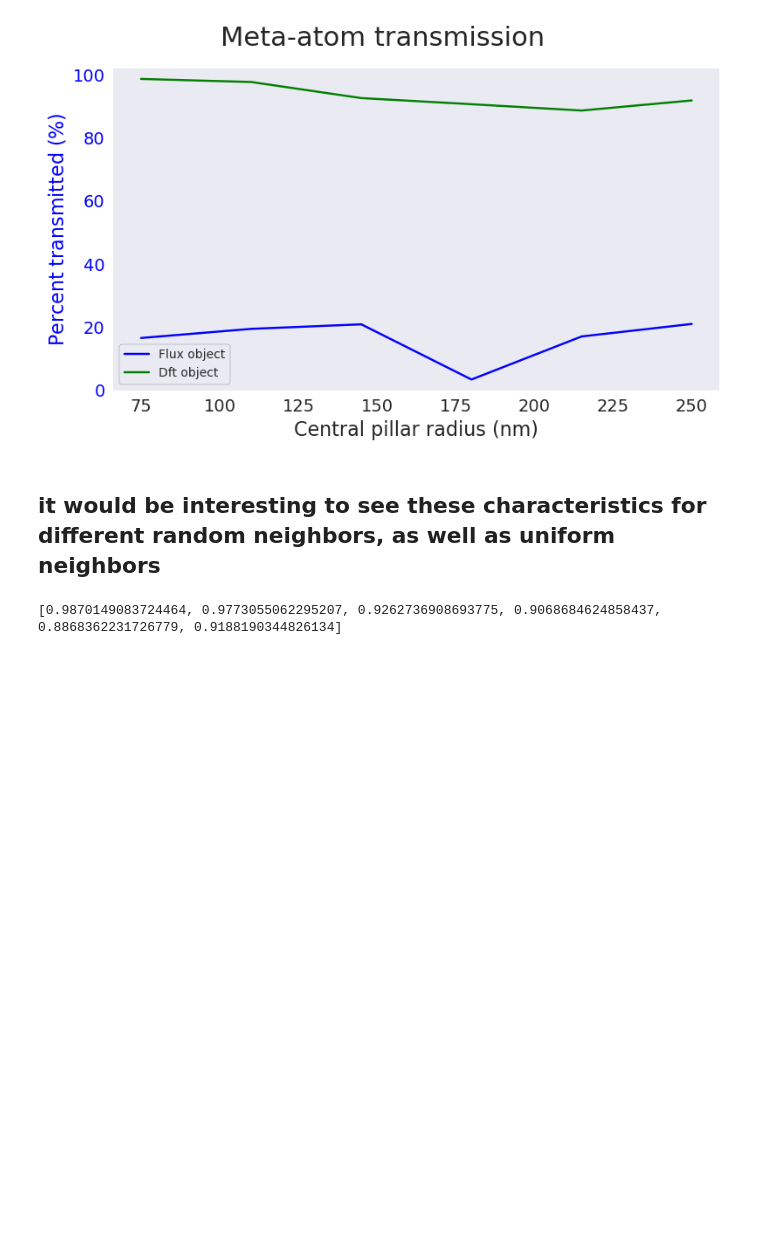
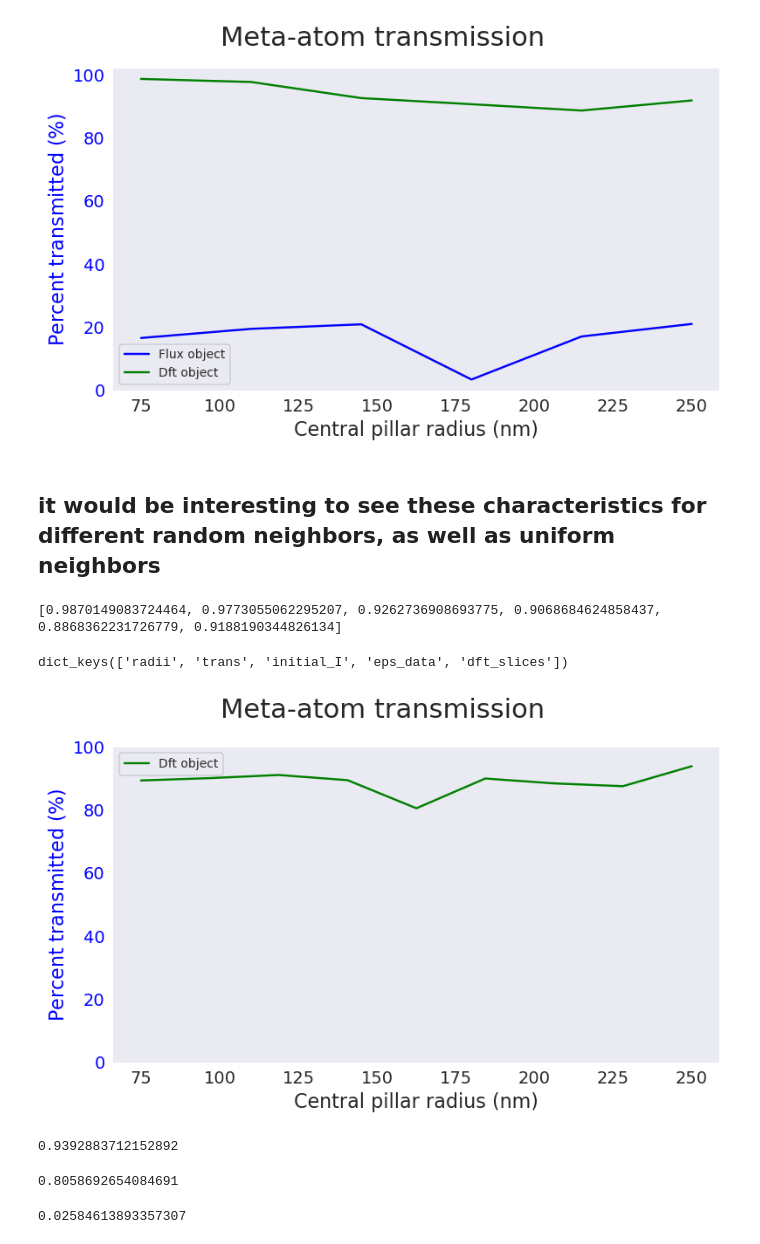
Before and after one commit to Kovaleski-Research-Lab/Surrogate_Model, a Jupyter notebook: src/thermo_problem/confirm_transmission_for3x3.ipynb, the cells around one changed output. Saved outputs shown, nothing was run; the diff lists cells and outputs as text; code cells hidden in the pictures; blank space fills up the shorter version.

```diff
--- a/src/thermo_problem/confirm_transmission_for3x3.ipynb
+++ b/src/thermo_problem/confirm_transmission_for3x3.ipynb
@@ -495,3 +495,65 @@ sim.reset_meep()
 print(I_list)
 # %% [output]
 [0.9870149083724464, 0.9773055062295207, 0.9262736908693775, 0.9068684624858437, 0.8868362231726779, 0.9188190344826134]
+# %%
+# I repeated this with high resolution using confirm_transmission.py. we see much more reasonable results with the high
+# resolution. also, using same resolution as our dataset.
+import pickle
+results = pickle.load(open("more_results.pkl","rb"))
+results.keys()
+# %% [output]
+dict_keys(['radii', 'trans', 'initial_I', 'eps_data', 'dft_slices'])
+# %%
+radii = results['radii']
+I_list = results['trans']
+# %%
+import matplotlib.pyplot as plt
+plt.style.use('seaborn-v0_8')
+
+tickfontsize=14
+labelfontsize=16
+titlefontsize=22
+padding = 0.0
+plt.close("all")
+fig,ax = plt.subplots(figsize=(8,5)) # may want to change. Also see DPI keyword
+
+fig.suptitle("Meta-atom transmission",fontsize=titlefontsize)
+
+ax.set_xlabel("Central pillar radius (nm)",fontsize=labelfontsize)
+ax.set_xticks([0.075,0.100,0.125,0.150,0.175,0.200,0.225,0.250])
+ax.set_xticklabels([75,100,125,150,175,200,225,250],fontsize=tickfontsize)
+ax.set_ylim([0,1+padding])
+ax.set_ylabel(r'Percent transmitted ($\%$)',fontsize=labelfontsize, color = 'blue')
+#ax.plot(radii,flux_list,'b',label='Flux object')
+ax.plot(radii,I_list,'green',label='Dft object')
+ax.tick_params(axis='y', labelcolor = 'blue')
+
+ax.set_yticks([0,0.2,0.4,0.6,0.8,1])
+ax.set_yticklabels([0, 20,40,60,80,100],fontsize=tickfontsize)
+
+ax.legend(frameon=True, edgecolor='dimgrey')
+# twin1 = ax.twinx()
+
+# twin1.set_ylim([-np.pi,np.pi])
+# twin1.set_ylabel(r'Phase Delay (rad)',fontsize=labelfontsize, color = 'red')
+# twin1.set_yticks([-np.pi, -(0.5*np.pi),0, np.pi / 2, np.pi])
+# twin1.set_yticklabels([r'-$\pi$',r'-$\frac{\pi}{2}$',r'0',r'$\frac{\pi}{2}$',r'$\pi$'],fontsize=tickfontsize+4)
+# twin1.plot(radii,phase_list,'r',label='Phase')
+# twin1.tick_params(axis='y', labelcolor = 'red')
+
+plt.grid(False)
+plt.tight_layout()
+# %% [output]
+[figure, added]
+# %%
+max(I_list)
+# %% [output]
+0.9392883712152892
+# %%
+min(I_list)
+# %% [output]
+0.8058692654084691
+# %%
+results['initial_I']
+# %% [output]
+0.02584613893357307
```
Also changed, not shown: 9 other files.
